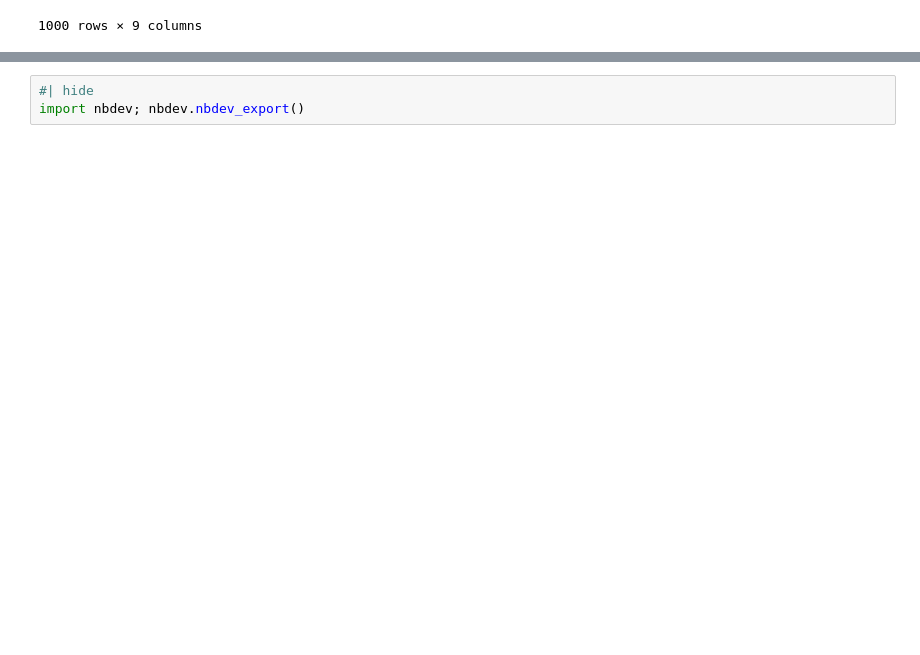
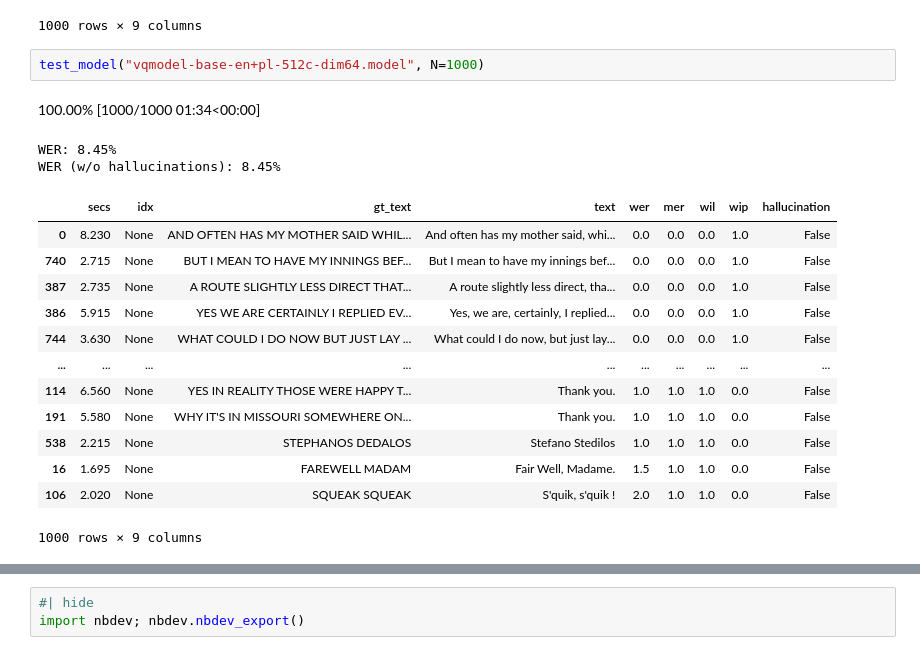
Before and after one commit to collabora/WhisperSpeech, a Jupyter notebook: nbs/2C. Whisper quantization (semantic token) evaluation.ipynb, the cells around one changed output, grey strips where cells are left out. Cells and saved outputs as stored; diff of their text form; blank space fills up the shorter version.

Commit message:
Added the evaluations of the recent vq_stoks models

```diff
--- a/nbs/2C. Whisper quantization (semantic token) evaluation.ipynb
+++ b/nbs/2C. Whisper quantization (semantic token) evaluation.ipynb
@@ -988,3 +990,22 @@ WER (w/o hallucinations): 7.13%
 | 336 | 4.835 | None | FOR A LONG TIME HE HAD WISHED TO ... | For a long time, you can see that... | 1.333333 | 0.800000 | 0.933333 | 0.066667 | False |
 | 538 | 2.215 | None | STEPHANOS DEDALOS | Stefano Staedt-Loss | 1.500000 | 1.000000 | 1.000000 | 0.000000 | False |
 1000 rows × 9 columns
+# %%
+test_model("vqmodel-base-en+pl-512c-dim64.model", N=1000)
+# %% [output]
+100.00% [1000/1000 01:34<00:00]
+WER: 8.45%
+WER (w/o hallucinations): 8.45%
+|  | secs | idx | gt_text | text | wer | mer | wil | wip | hallucination |
+| 0 | 8.230 | None | AND OFTEN HAS MY MOTHER SAID WHIL... | And often has my mother said, whi... | 0.0 | 0.0 | 0.0 | 1.0 | False |
+| 740 | 2.715 | None | BUT I MEAN TO HAVE MY INNINGS BEF... | But I mean to have my innings bef... | 0.0 | 0.0 | 0.0 | 1.0 | False |
+| 387 | 2.735 | None | A ROUTE SLIGHTLY LESS DIRECT THAT... | A route slightly less direct, tha... | 0.0 | 0.0 | 0.0 | 1.0 | False |
+| 386 | 5.915 | None | YES WE ARE CERTAINLY I REPLIED EV... | Yes, we are, certainly, I replied... | 0.0 | 0.0 | 0.0 | 1.0 | False |
+| 744 | 3.630 | None | WHAT COULD I DO NOW BUT JUST LAY ... | What could I do now, but just lay... | 0.0 | 0.0 | 0.0 | 1.0 | False |
+| ... | ... | ... | ... | ... | ... | ... | ... | ... | ... |
+| 114 | 6.560 | None | YES IN REALITY THOSE WERE HAPPY T... | Thank you. | 1.0 | 1.0 | 1.0 | 0.0 | False |
+| 191 | 5.580 | None | WHY IT'S IN MISSOURI SOMEWHERE ON... | Thank you. | 1.0 | 1.0 | 1.0 | 0.0 | False |
+| 538 | 2.215 | None | STEPHANOS DEDALOS | Stefano Stedilos | 1.0 | 1.0 | 1.0 | 0.0 | False |
+| 16 | 1.695 | None | FAREWELL MADAM | Fair Well, Madame. | 1.5 | 1.0 | 1.0 | 0.0 | False |
+| 106 | 2.020 | None | SQUEAK SQUEAK | S'quik, s'quik ! | 2.0 | 1.0 | 1.0 | 0.0 | False |
+1000 rows × 9 columns
```
Also changed, not shown: parts of 13 cells of this notebook.
